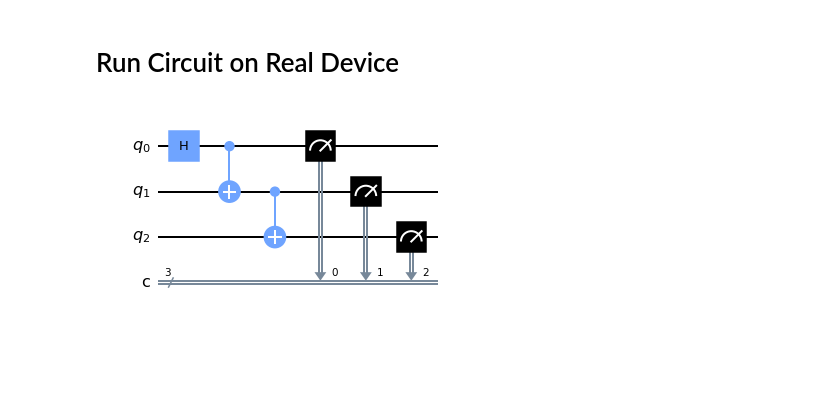
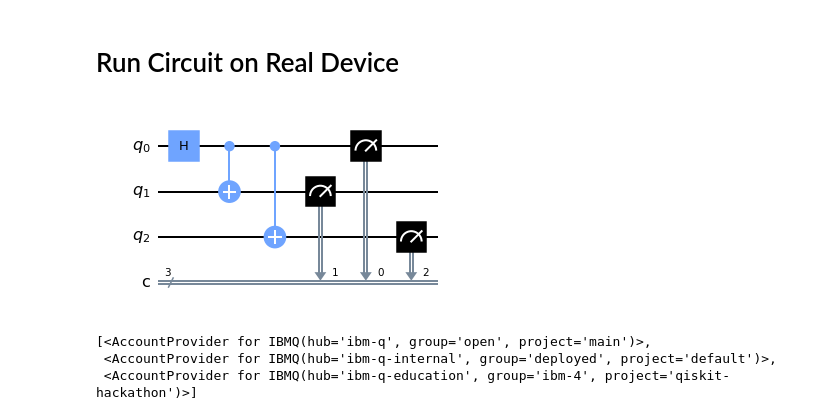
Before and after one commit to mrvee-qC-bee/aug-12-workshop-resources, a Jupyter notebook: 1_getting_started_with_qiskit.ipynb, the cells around one changed output. Cells and saved outputs as stored; diff of their text form; code cells hidden in the pictures; blank space fills up the shorter version.

```diff
--- a/1_getting_started_with_qiskit.ipynb
+++ b/1_getting_started_with_qiskit.ipynb
@@ -249,16 +272,23 @@ The estimated outcome probabilities $\mathrm{Pr}(000)$ and  $\mathrm{Pr}(111)$ a
 # %%
 circuit = QuantumCircuit(3,3)
 # Add a H gate on qubit 0, putting this qubit in superposition.
 circuit.h(0)
 # Add a CX (CNOT) gate on control qubit 0 and target qubit 1, putting
 # the qubits in a Bell state.
 circuit.cx(0,1)
 # Add a CX (CNOT) gate on control qubit 0 and target qubit 2, putting
 # the qubits in a GHZ state.
-circuit.cx(1,2)
+circuit.cx(0,2)
 # add a measurement
 circuit.measure([0,1,2],[0,1,2])
 # draw circuit
 circuit.draw(output="mpl")
 # %% [output]
-[figure, old version]
+[figure, new version]
+# %%
+# See what providers are available to you
+IBMQ.providers()
+# %% [output]
+[<AccountProvider for IBMQ(hub='ibm-q', group='open', project='main')>,
+ <AccountProvider for IBMQ(hub='ibm-q-internal', group='deployed', project='default')>,
+ <AccountProvider for IBMQ(hub='ibm-q-education', group='ibm-4', project='qiskit-hackathon')>]
```
Also changed, not shown: parts of 20 cells of this notebook.
